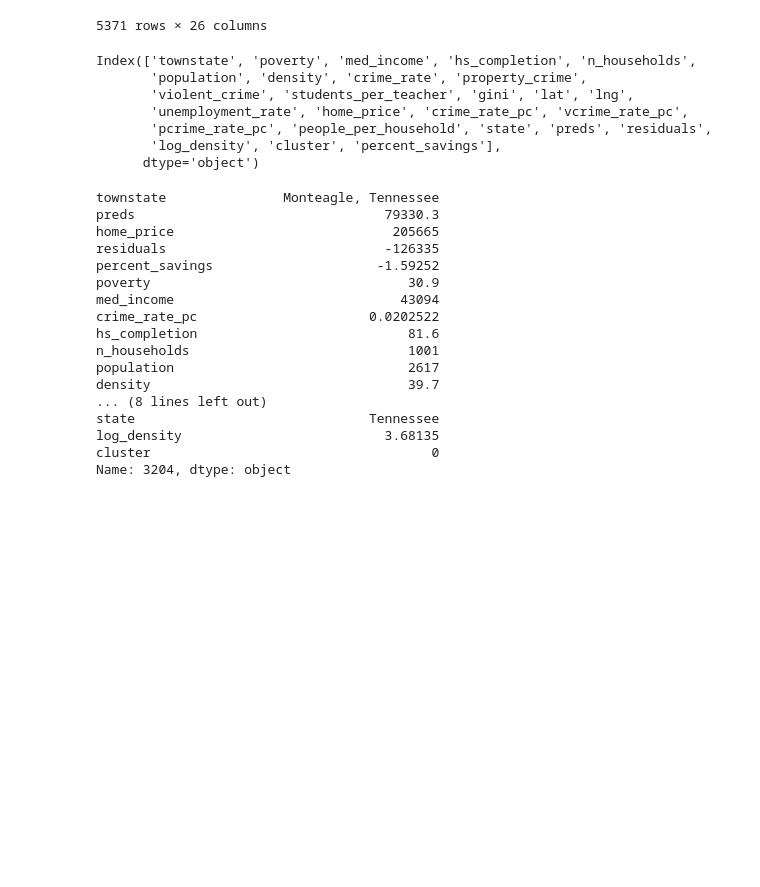
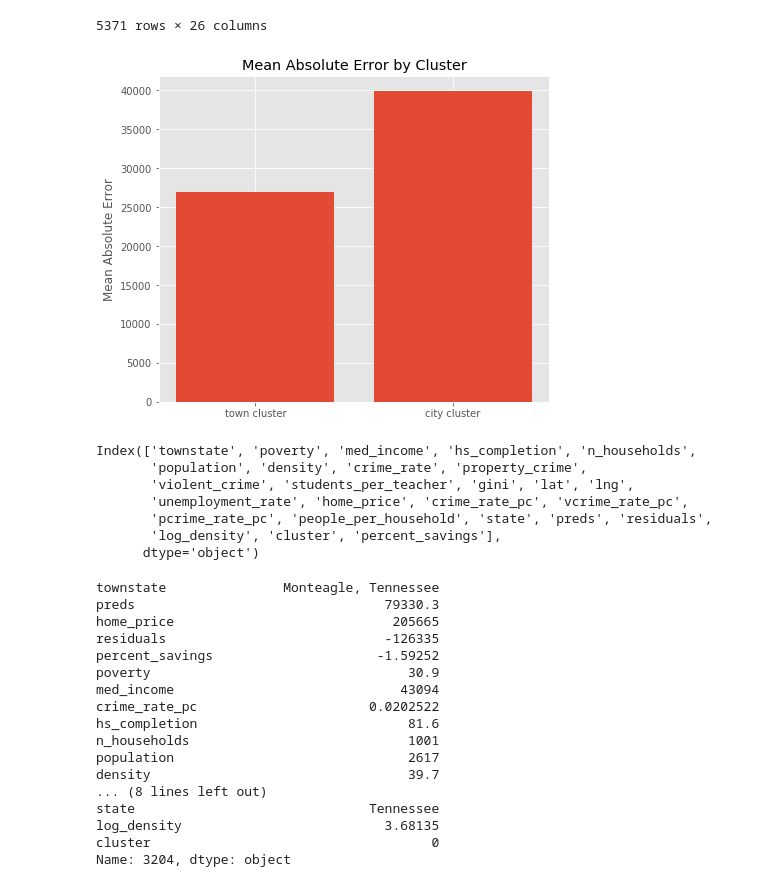
Before and after one commit to escBoston/Where-Should-I-Live, a Jupyter notebook: code/eda_modeling.ipynb, the cells around one changed output. Drawn from its saved outputs; the diff is of its cells as text; code cells hidden in the pictures; blank space fills up the shorter version.

```diff
--- a/code/eda_modeling.ipynb
+++ b/code/eda_modeling.ipynb
@@ -442,6 +442,20 @@ testinc.sort_values(by = 'percent_savings', ascending = False)
 | 3204 | Monteagle, Tennessee | 30.9 | 43094.0 | 81.6 | 1001 | 2617 | 39.7 | 53.0 | ... |
 | 2725 | Leland, Mississippi | 28.3 | 34230.0 | 77.8 | 2425 | 6085 | 14.4 | 185.0 | ... |
 5371 rows × 26 columns
+# %%
+testinc['abs_residuals'] = testinc['residuals'].apply(lambda x: np.abs(x))
+# %%
+plt.style.use('ggplot')
+plt.figure(figsize = (7,6))
+plt.bar(
+    x = ['town cluster', 'city cluster'],
+    height = testinc.groupby('cluster').mean()['abs_residuals']
+)
+plt.ylabel('Mean Absolute Error')
+plt.title('Mean Absolute Error by Cluster')
+plt.savefig('../plots/clusters.png');
+# %% [output]
+[figure, added]
 # %%
 testinc.columns
 # %% [output]
```
Also changed, not shown: 3 other files.
